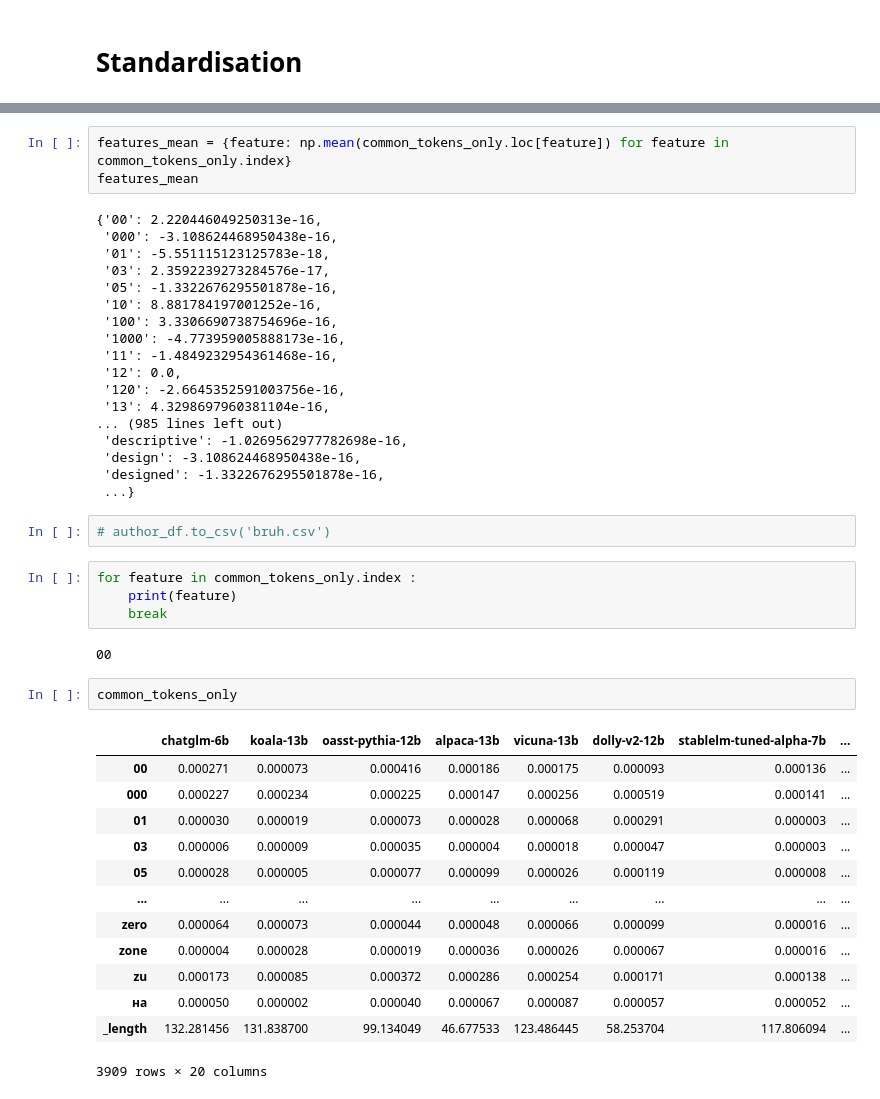
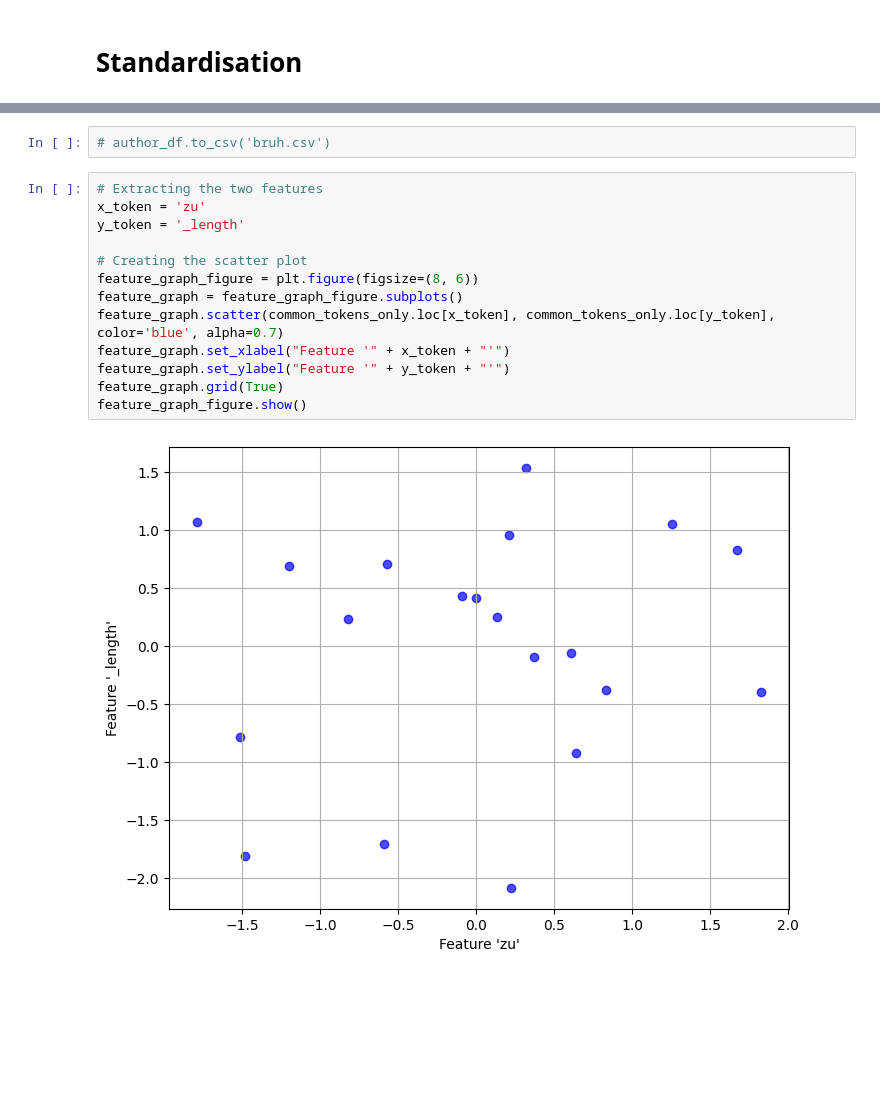
Before and after one commit to homeworkace/slop-radar, a Jupyter notebook: MLNN.ipynb, the cells around one changed output, grey strips where cells are left out. Saved outputs shown, nothing was run; the diff lists cells and outputs as text; blank space fills up the shorter version.

```diff
--- a/MLNN.ipynb
+++ b/MLNN.ipynb
@@ -257,45 +278,17 @@ See the caveats in the documentation: https://pandas.pydata.org/pandas-docs/stab
-# %%
-features_mean = {feature: np.mean(common_tokens_only.loc[feature]) for feature in common_tokens_only.index}
-features_mean
-# %% [output]
-{'00': 2.220446049250313e-16,
- '000': -3.108624468950438e-16,
- '01': -5.551115123125783e-18,
- '03': 2.3592239273284576e-17,
- '05': -1.3322676295501878e-16,
- '10': 8.881784197001252e-16,
- '100': 3.3306690738754696e-16,
- '1000': -4.773959005888173e-16,
- '11': -1.4849232954361468e-16,
- '12': 0.0,
- '120': -2.6645352591003756e-16,
- '13': 4.3298697960381104e-16,
-... (985 lines left out)
- 'descriptive': -1.0269562977782698e-16,
- 'design': -3.108624468950438e-16,
- 'designed': -1.3322676295501878e-16,
- ...}
 # %%
 # author_df.to_csv('bruh.csv')
-# %%
-for feature in common_tokens_only.index :
-    print(feature)
-    break
-# %% [output]
-00
-# %%
-common_tokens_only
-# %% [output]
-|  | chatglm-6b | koala-13b | oasst-pythia-12b | alpaca-13b | vicuna-13b | dolly-v2-12b | stablelm-tuned-alpha-7b | ... |
-| 00 | 0.000271 | 0.000073 | 0.000416 | 0.000186 | 0.000175 | 0.000093 | 0.000136 | ... |
-| 000 | 0.000227 | 0.000234 | 0.000225 | 0.000147 | 0.000256 | 0.000519 | 0.000141 | ... |
-| 01 | 0.000030 | 0.000019 | 0.000073 | 0.000028 | 0.000068 | 0.000291 | 0.000003 | ... |
-| 03 | 0.000006 | 0.000009 | 0.000035 | 0.000004 | 0.000018 | 0.000047 | 0.000003 | ... |
-| 05 | 0.000028 | 0.000005 | 0.000077 | 0.000099 | 0.000026 | 0.000119 | 0.000008 | ... |
-| ... | ... | ... | ... | ... | ... | ... | ... | ... |
-| zero | 0.000064 | 0.000073 | 0.000044 | 0.000048 | 0.000066 | 0.000099 | 0.000016 | ... |
-| zone | 0.000004 | 0.000028 | 0.000019 | 0.000036 | 0.000026 | 0.000067 | 0.000016 | ... |
-| zu | 0.000173 | 0.000085 | 0.000372 | 0.000286 | 0.000254 | 0.000171 | 0.000138 | ... |
-| на | 0.000050 | 0.000002 | 0.000040 | 0.000067 | 0.000087 | 0.000057 | 0.000052 | ... |
-| _length | 132.281456 | 131.838700 | 99.134049 | 46.677533 | 123.486445 | 58.253704 | 117.806094 | ... |
-3909 rows × 20 columns
+# %%
+# Extracting the two features
+x_token = 'zu'
+y_token = '_length'
+
+# Creating the scatter plot
+feature_graph_figure = plt.figure(figsize=(8, 6))
+feature_graph = feature_graph_figure.subplots()
+feature_graph.scatter(common_tokens_only.loc[x_token], common_tokens_only.loc[y_token], color='blue', alpha=0.7)
+feature_graph.set_xlabel("Feature '" + x_token + "'")
+feature_graph.set_ylabel("Feature '" + y_token + "'")
+feature_graph.grid(True)
+feature_graph_figure.show()
+# %% [output]
+[figure, added]
```
Also changed, not shown: parts of 10 cells of this notebook.
